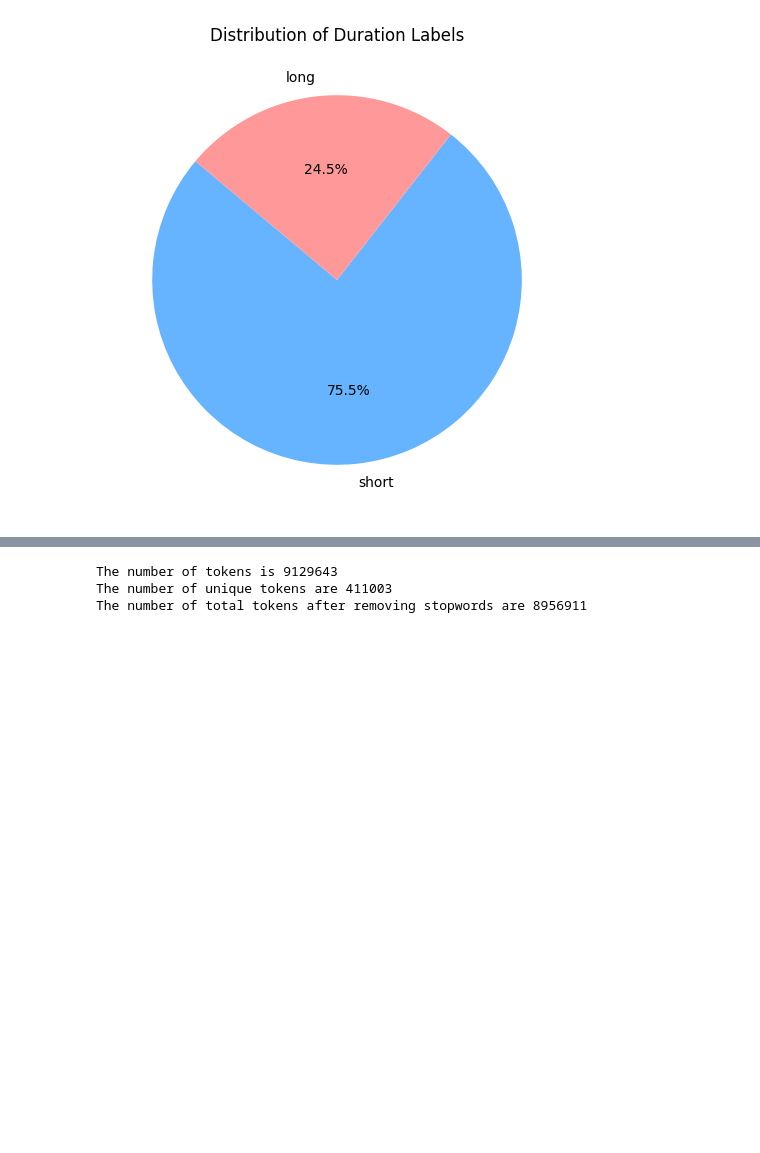
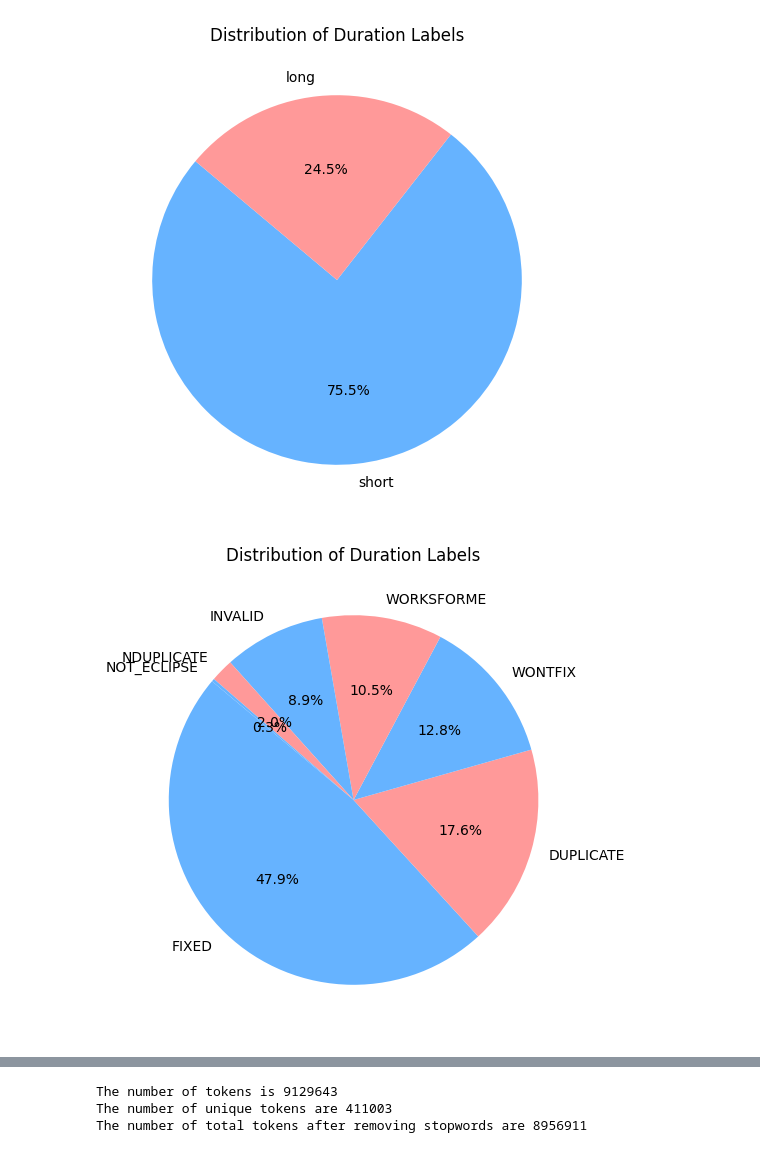
Before and after one commit to qas-lab/PopeREU, a Jupyter notebook: REU2024.ipynb, the cells around one changed output, grey strips where cells are left out. Cells and saved outputs as stored; diff of their text form; code cells hidden in the pictures; blank space fills up the shorter version.

```diff
--- a/REU2024.ipynb
+++ b/REU2024.ipynb
@@ -65,10 +69,10 @@ timedata = timedata.copy()
 mean_duration_hours = timedata['Duration_hours'].mean()
 
 # Apply labels based on the mean duration
-timedata.loc[:, 'label'] = timedata['Duration_hours'].apply(lambda x: 'long' if x >= mean_duration_hours else 'short')
+timedata.loc[:, 'TimeLabel'] = timedata['Duration_hours'].apply(lambda x: 'long' if x >= mean_duration_hours else 'short')
 
 # Create a pie chart to show percentages of bugs that took a long time to fix and percentages that took a short time to fix
-label_counts = timedata['label'].value_counts()
+label_counts = timedata['TimeLabel'].value_counts()
 plt.figure(figsize=(8, 6))
 plt.pie(label_counts, labels=label_counts.index, autopct='%1.1f%%', startangle=140, colors=['#66b3ff', '#ff9999'])
 plt.title('Distribution of Duration Labels')
@@ -79,6 +83,14 @@ timedata.to_csv("timedata.csv", index=False)
 preprocessing = pd.read_csv('timedata.csv')
 # %% [output]
 [figure]
+# %%
+label_counts = timedata['Resolution'].value_counts()
+plt.figure(figsize=(8, 6))
+plt.pie(label_counts, labels=label_counts.index, autopct='%1.1f%%', startangle=140, colors=['#66b3ff', '#ff9999'])
+plt.title('Distribution of Duration Labels')
+plt.show()
+# %% [output]
+[figure, added]
 # %%
 import zipfile
 import os
```
Also changed, not shown: parts of 4 cells of this notebook, 16 other files.
